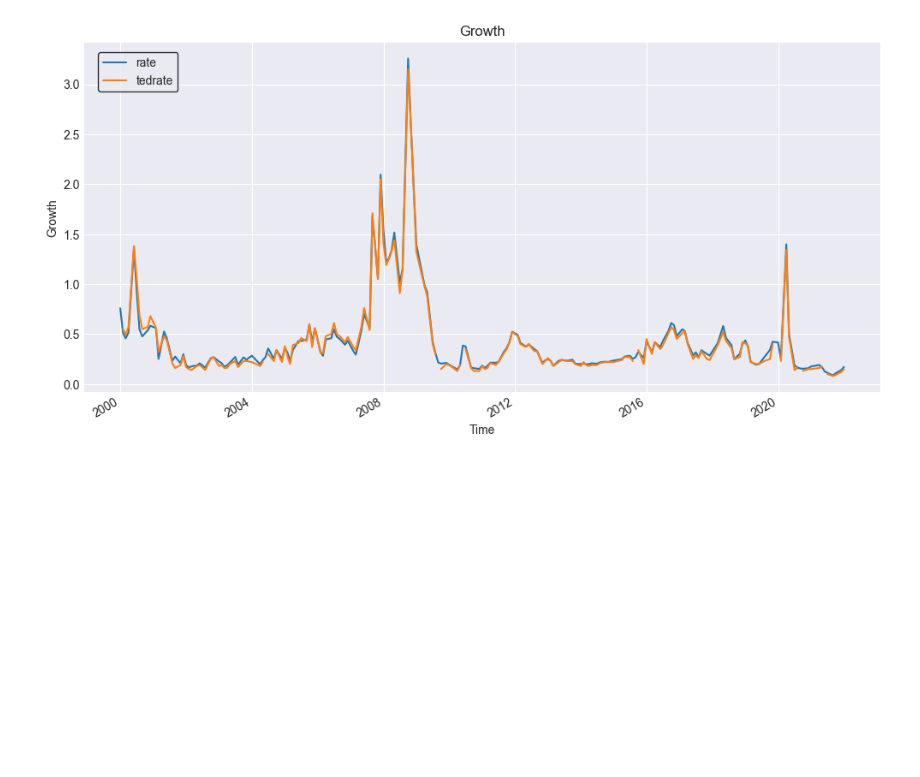
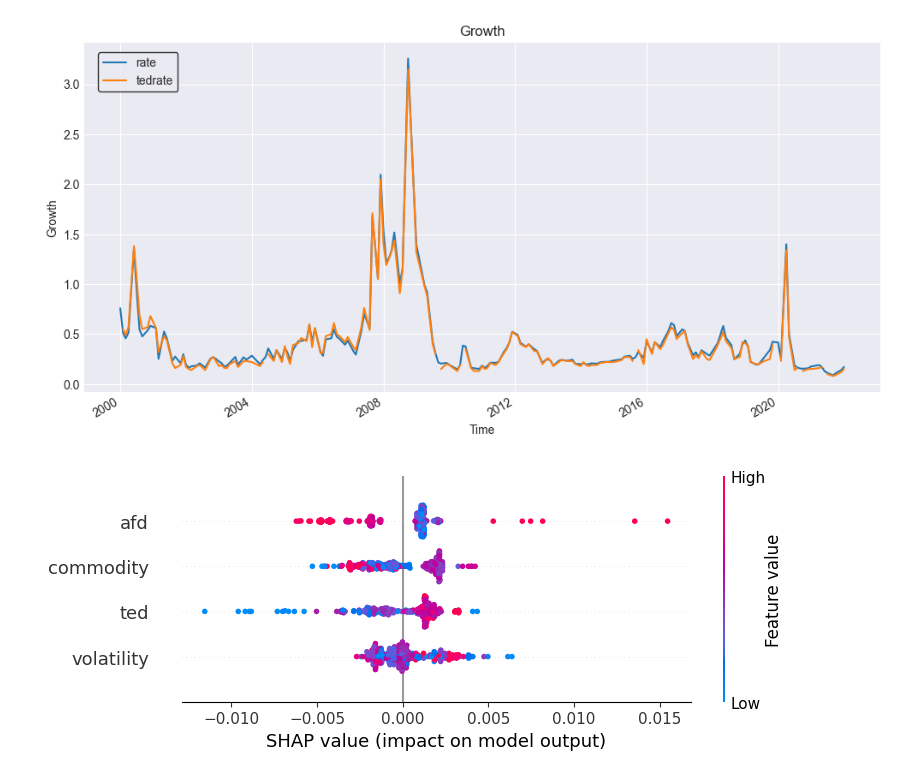
Before and after one commit to FabiantheG/Bachelor, a Jupyter notebook: try_jupiter.ipynb, the cells around one changed output. Cells and saved outputs as stored; diff of their text form; code cells hidden in the pictures; blank space fills up the shorter version.

```diff
--- a/try_jupiter.ipynb
+++ b/try_jupiter.ipynb
@@ -468,7 +497,27 @@ plot_simulation(combi)
 # %% [output]
 [figure]
 # %%
-from database.functions import *
-from simulation.functions import *
-import pandas as pd
-import numpy as np
+from xgboost import XGBRegressor
+import shap
+
+# Daten vorbereiten
+factors = factors.dropna()
+fac = factors['carry']
+predictors = factors[['ted', 'volatility', 'afd', 'commodity']]
+
+# Modell trainieren
+model = XGBRegressor(
+    n_estimators=100,
+    max_depth=2,
+    learning_rate=0.05
+)
+model.fit(predictors, fac)
+
+# SHAP-Analyse
+explainer = shap.TreeExplainer(model)
+shap_values = explainer.shap_values(predictors)
+
+# Plot
+shap.summary_plot(shap_values, predictors)
+# %% [output]
+[figure, added]
```
Also changed, not shown: parts of 8 cells of this notebook, 8 other files.
